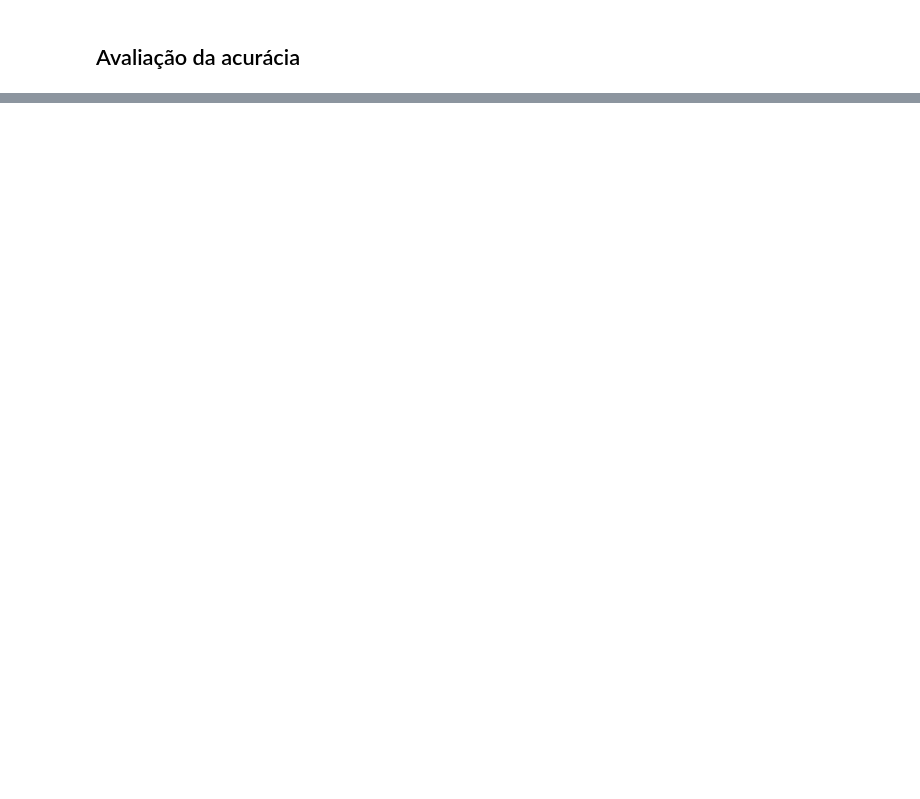
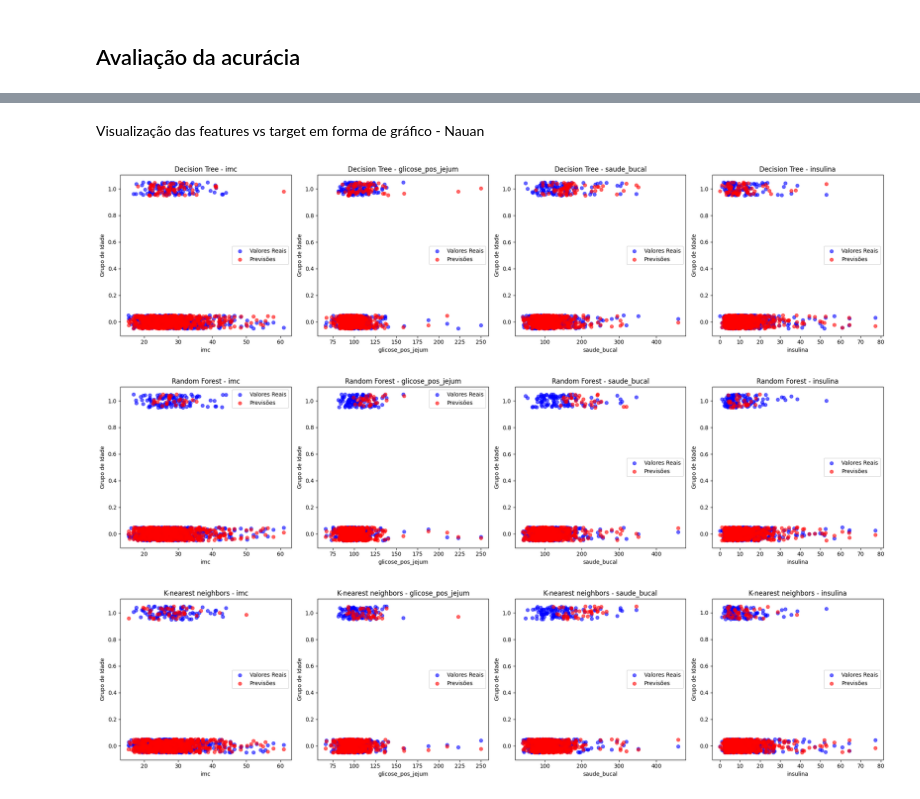
Before and after one commit to nauancastro/ML_ClassificationProblem_ScikitLearn, a Jupyter notebook: Solution.ipynb, the cells around one changed output, grey strips where cells are left out. Saved outputs shown, nothing was run; the diff lists cells and outputs as text; code cells hidden in the pictures; blank space fills up the shorter version.

```diff
--- a/Solution.ipynb
+++ b/Solution.ipynb
@@ -69,5 +131,8 @@ data = data.apply(pd.to_numeric, errors='coerce')
 # Adicionar nome das colunas ao para a variável feature_names
 data.feature_names = [data.columns]
 
+# Substituindo o valor 7 encontrado como outlier acima por 2 na coluna 'atividade_fisica'
+data['atividade_fisica'] = data['atividade_fisica'].replace(7, 2)
+
 # Leitura dataset para verificar
 data.head()
@@ -180,0 +428,15 @@ print (((accuracy_score(Valor_predito, Y_test)))*100)
+# %%
+# Configuração da validação cruzada com k-Fold
+k_fold = 5
+
+# Algoritmos a serem avaliados
+algoritmos = {
+    'Decision Tree': DecisionTreeClassifier(max_depth=10, min_samples_leaf=4, min_samples_split=10),
+    'Random Forest': RandomForestClassifier(max_depth=10, min_samples_leaf=2, min_samples_split=10, n_estimators=100),
+    'K-nearest neighbors': KNeighborsClassifier(metric= 'manhattan', n_neighbors= 11, weights='uniform')
+}
+
+# Avaliação dos algoritmos com validação cruzada
+for nome, algoritmo in algoritmos.items():
+    scores = cross_val_score(algoritmo, x, y, cv=k_fold)
+    print(f"{nome}: Acurácia média = {scores.mean() * 100:.2f}% (+/- {scores.std() * 2 * 100:.2f}%)")
@@ -180,0 +514,37 @@ print (((accuracy_score(Valor_predito, Y_test)))*100)
+# %% [markdown]
+Visualização das features vs target em forma de gráfico - Nauan
+# %%
+# Treinando os modelos com os melhores parâmetros encontrados pelo Grid Search
+modelos = {
+    'Decision Tree': DecisionTreeClassifier(max_depth=10, min_samples_leaf=4, min_samples_split=10),
+    'Random Forest': RandomForestClassifier(max_depth=10, min_samples_leaf=2, min_samples_split=10, n_estimators=100),
+    'K-nearest neighbors': KNeighborsClassifier(metric= 'manhattan', n_neighbors= 11, weights='uniform')
+}
+
+# Selecionando algumas features para visualização
+features_selecionadas = ['imc','glicose_pos_jejum','saude_bucal','insulina']
+
+# Adicionando um pequeno ruído aos valores de Y para melhor visualização
+def adicionar_ruido(y, nivel_ruido=0.05):
+    return y + np.random.uniform(-nivel_ruido, nivel_ruido, size=len(y))
+
+# Criando gráficos de dispersão para cada modelo e feature
+for nome, modelo in modelos.items():
+    modelo.fit(X_train, Y_train)
+    predicoes = modelo.predict(X_test)
+
+    fig, axs = plt.subplots(1, 4, figsize=(20, 5))  # Ajuste o número de colunas conforme necessário
+    for i, feature in enumerate(features_selecionadas[:4]):  # Ajuste o número de features conforme necessário
+        axs[i].scatter(X_test[feature], adicionar_ruido(Y_test), color='blue', label='Valores Reais', alpha=0.6)
+        axs[i].scatter(X_test[feature], adicionar_ruido(predicoes), color='red', label='Previsões', alpha=0.6)
+        axs[i].set_title(f'{nome} - {feature}')
+        axs[i].set_xlabel(feature)
+        axs[i].set_ylabel('Grupo de Idade')
+        axs[i].legend()
+
+    plt.tight_layout()
+    plt.show()
+# %% [output]
+[figure, added]
+[figure, added]
+[figure, added]
```
Also changed, not shown: parts of 40 cells of this notebook, 4 other files.
